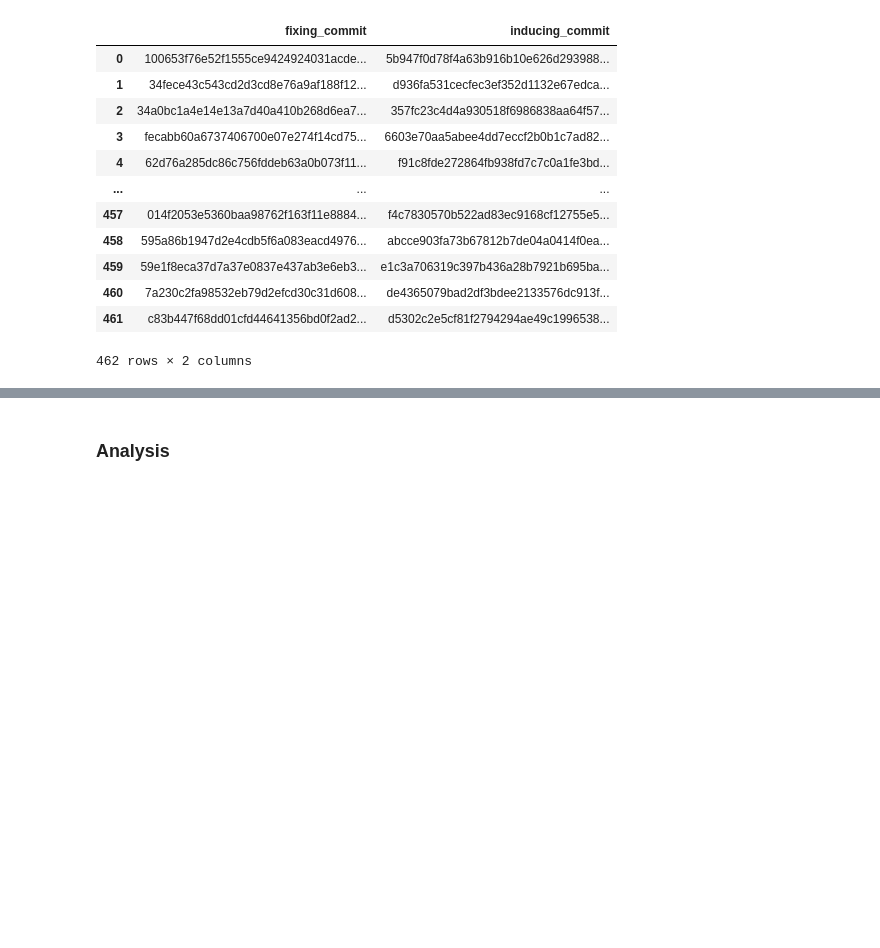
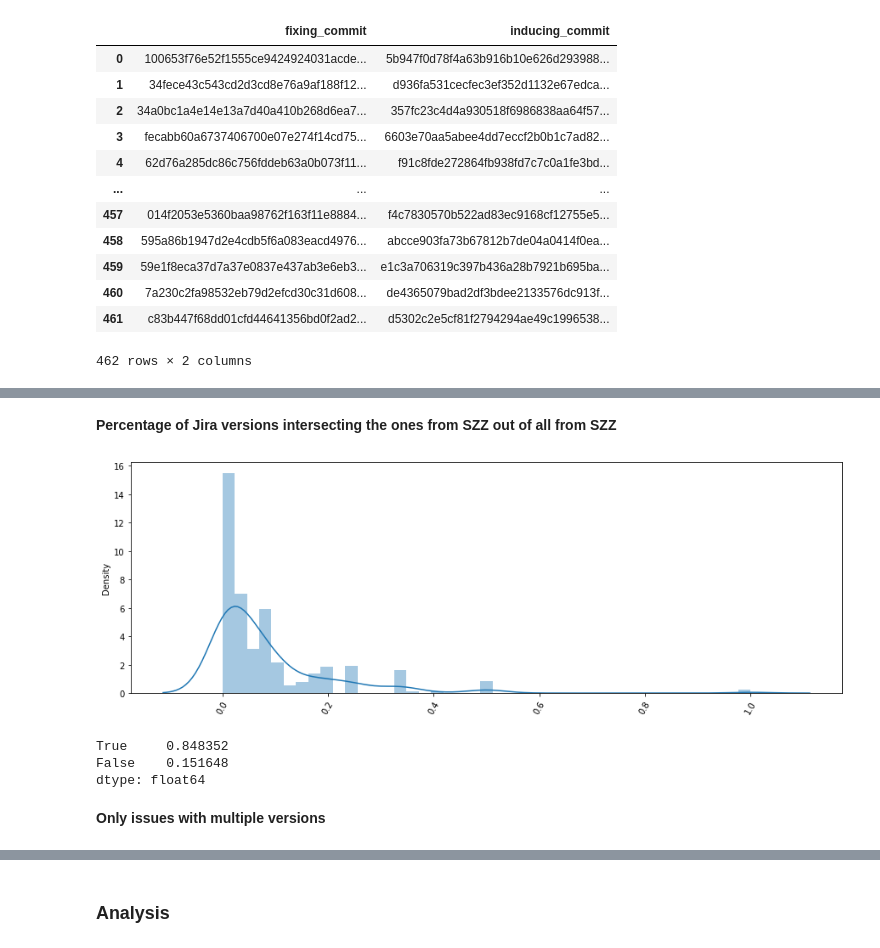
Before and after one commit to IncioMan/Continuous-Integration-metrics-for-post-release-bugs-prediction, a Jupyter notebook: notebooks/analysis/Szz_analysis.ipynb, the cells around one changed output, grey strips where cells are left out. Drawn from its saved outputs; the diff is of its cells as text; code cells hidden in the pictures; blank space fills up the shorter version.

```diff
--- a/notebooks/analysis/Szz_analysis.ipynb
+++ b/notebooks/analysis/Szz_analysis.ipynb
@@ -558,0 +800,17 @@ fix_and_introducers_with_affected
+# %% [markdown]
+**Percentage of Jira versions intersecting the ones from SZZ out of all from SZZ**
+# %%
+ax = sns.distplot(all_with_list_merged[all_with_list_merged.affected_tags_from_szz.apply(lambda x: len(x) > 0)]\
+              .apply(lambda x: len(set(x.version_name_x).intersection(x.affected_tags_from_szz)) \
+                     / len(x.affected_tags_from_szz), axis = 1))
+ax.tick_params(axis='x', labelrotation= 60)
+# %% [output]
+[figure, added]
+# %%
+all_with_list_merged.apply(lambda x: len(x.affected_tags_from_szz) > len(x.version_name_x), axis = 1).value_counts(normalize=True)
+# %% [output]
+True     0.848352
+False    0.151648
+dtype: float64
+# %% [markdown]
+**Only issues with multiple versions**
```
Also changed, not shown: parts of 118 cells of this notebook, 3 other files.
